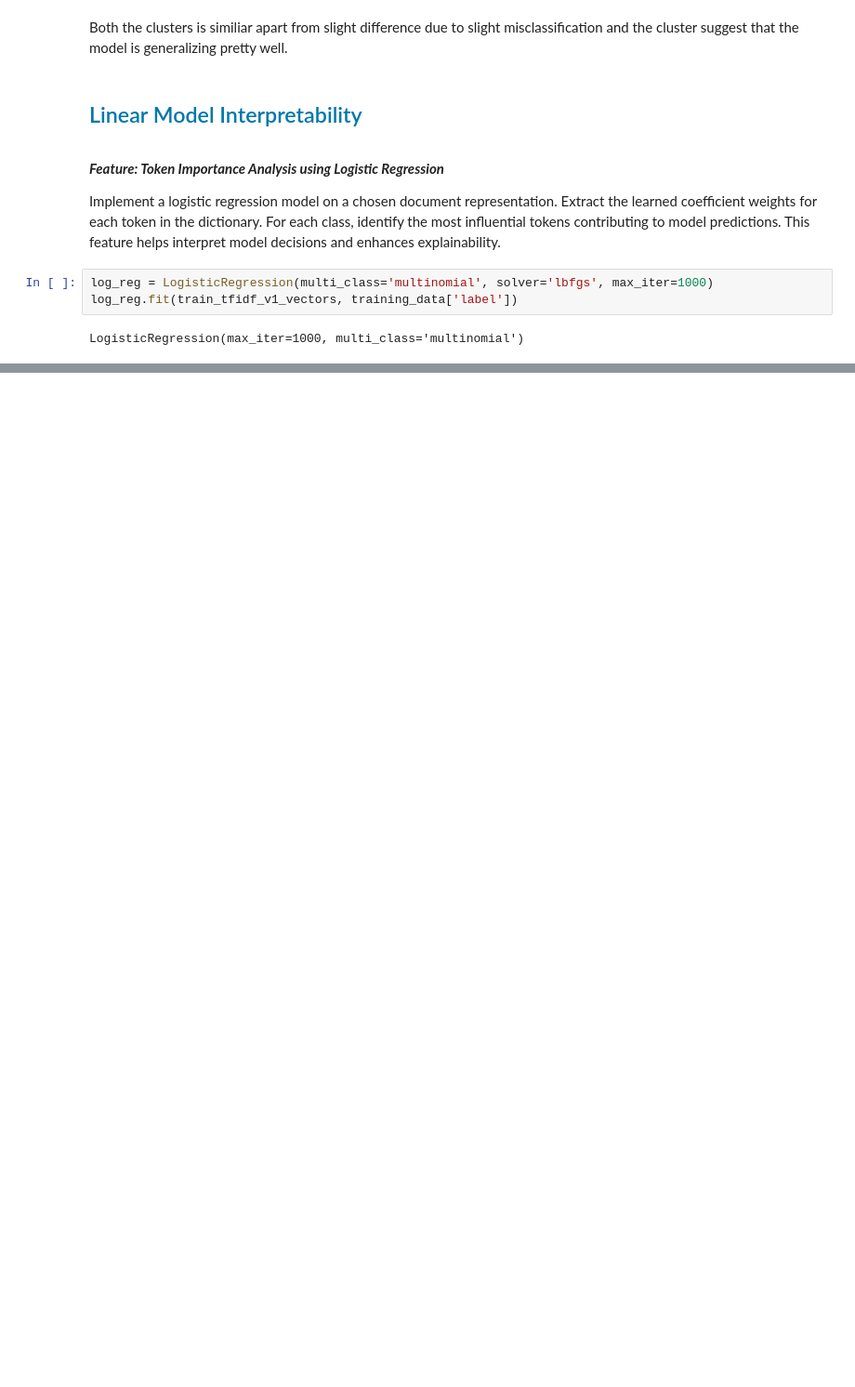
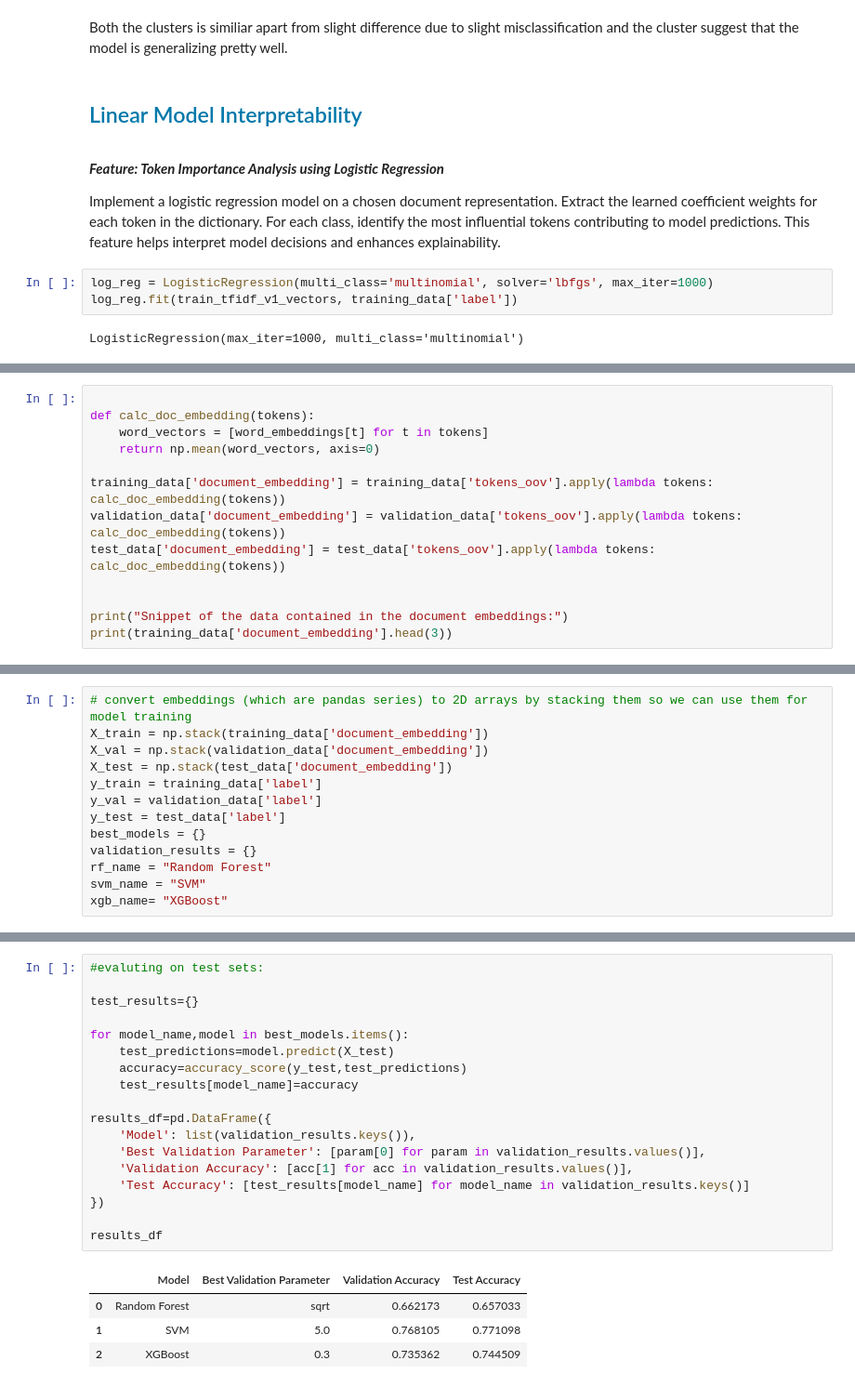
Before and after one commit to SwapnilKhandoker101/Document-classification-NLP, a Jupyter notebook: notebook/experiments.ipynb, the cells around one changed output, grey strips where cells are left out. Shown at 93% size. Saved outputs shown, nothing was run; the diff lists cells and outputs as text; blank space fills up the shorter version.

```diff
--- a/notebook/experiments.ipynb
+++ b/notebook/experiments.ipynb
@@ -677,0 +987,13 @@ Contributing Tokens: [('water', np.float64(13.595917364302503)), ('wash', np.flo
+# %%
+
+def calc_doc_embedding(tokens):
+    word_vectors = [word_embeddings[t] for t in tokens]
+    return np.mean(word_vectors, axis=0)
+
+training_data['document_embedding'] = training_data['tokens_oov'].apply(lambda tokens: calc_doc_embedding(tokens))
+validation_data['document_embedding'] = validation_data['tokens_oov'].apply(lambda tokens: calc_doc_embedding(tokens))
+test_data['document_embedding'] = test_data['tokens_oov'].apply(lambda tokens: calc_doc_embedding(tokens))
+
+
+print("Snippet of the data contained in the document embeddings:")
+print(training_data['document_embedding'].head(3))
@@ -677,0 +1009,13 @@ Contributing Tokens: [('water', np.float64(13.595917364302503)), ('wash', np.flo
+# %%
+# convert embeddings (which are pandas series) to 2D arrays by stacking them so we can use them for model training
+X_train = np.stack(training_data['document_embedding'])
+X_val = np.stack(validation_data['document_embedding'])
+X_test = np.stack(test_data['document_embedding'])
+y_train = training_data['label']
+y_val = validation_data['label']
+y_test = test_data['label']
+best_models = {}
+validation_results = {}
+rf_name = "Random Forest"
+svm_name = "SVM"
+xgb_name= "XGBoost"
@@ -677,0 +1082,23 @@ Contributing Tokens: [('water', np.float64(13.595917364302503)), ('wash', np.flo
+# %%
+#evaluting on test sets:
+
+test_results={}
+
+for model_name,model in best_models.items():
+    test_predictions=model.predict(X_test)
+    accuracy=accuracy_score(y_test,test_predictions)
+    test_results[model_name]=accuracy
+
+results_df=pd.DataFrame({
+    'Model': list(validation_results.keys()),
+    'Best Validation Parameter': [param[0] for param in validation_results.values()],
+    'Validation Accuracy': [acc[1] for acc in validation_results.values()],
+    'Test Accuracy': [test_results[model_name] for model_name in validation_results.keys()]
+})
+
+results_df
+# %% [output]
+|  | Model | Best Validation Parameter | Validation Accuracy | Test Accuracy |
+| 0 | Random Forest | sqrt | 0.662173 | 0.657033 |
+| 1 | SVM | 5.0 | 0.768105 | 0.771098 |
+| 2 | XGBoost | 0.3 | 0.735362 | 0.744509 |
```
Also changed, not shown: parts of 29 cells of this notebook, 2 other files.
